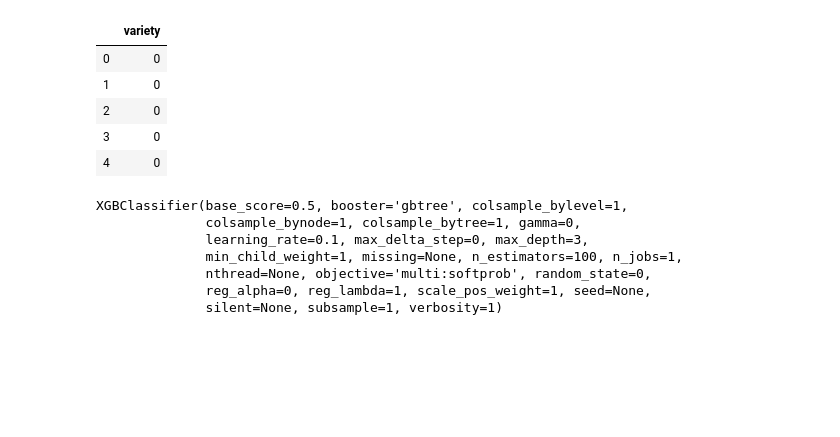
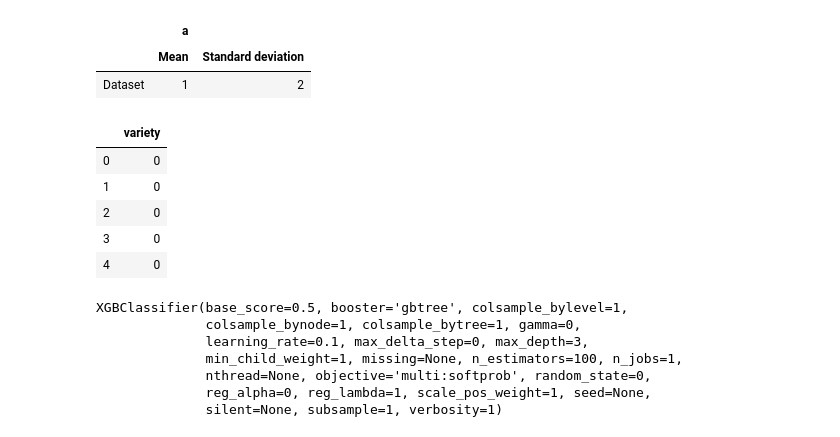
Before and after one commit to andrea-mosk/play-with-ml, a Jupyter notebook: run_predictions.ipynb, the cells around one changed output. Drawn from its saved outputs; the diff is of its cells as text; code cells hidden in the pictures; blank space fills up the shorter version.

Commit message:
Evaluation displayed kindly

```diff
--- a/run_predictions.ipynb
+++ b/run_predictions.ipynb
@@ -9,6 +9,16 @@ from sklearn.impute import SimpleImputer
 from sklearn.compose import ColumnTransformer
 import dataframefunctions
 import pandas as pd
+# %%
+evaluation = pd.DataFrame([[1, 2]],
+                              columns=[["a", "a"], ["Mean", "Standard deviation"]],
+                              index=["Dataset"])
+# %%
+evaluation.head()
+# %% [output]
+|  | a |  |
+|  | Mean | Standard deviation |
+| Dataset | 1 | 2 |
 # %%
 iris_dataset = pd.read_csv("..\Datasets\iris.csv")
 # %%
```
Also changed, not shown: 13 other files.
